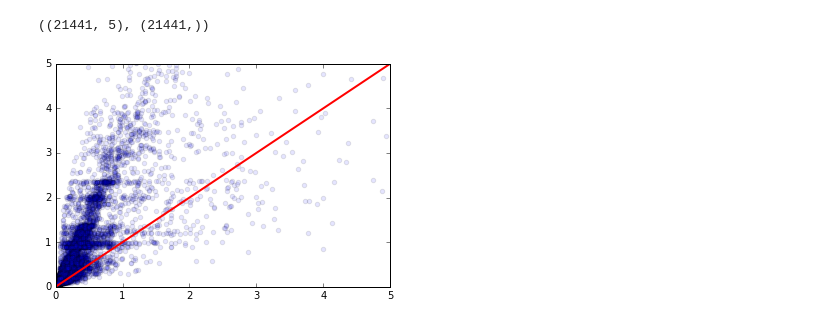
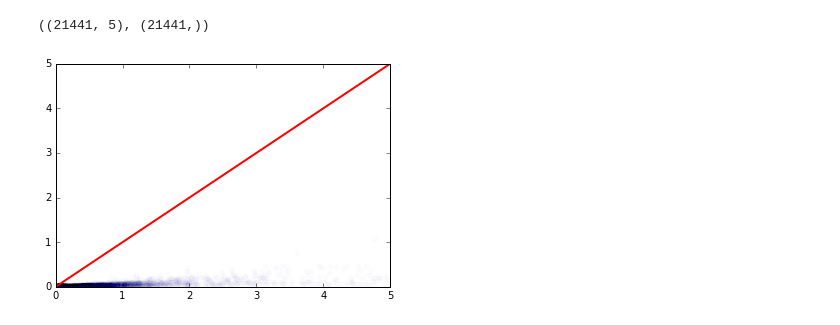
Before and after one commit to cranmer/carl-notebooks, a Jupyter notebook: reweighing-mc-data.ipynb, the cells around one changed output. Drawn from its saved outputs; the diff is of its cells as text; code cells hidden in the pictures.

Commit message:
all, map, isotonic

```diff
--- a/reweighing-mc-data.ipynb
+++ b/reweighing-mc-data.ipynb
@@ -37,12 +37,12 @@ data_to_use = ["all","max balanced"][0]
 #if you use all the data the classifier score can be very peaked
 #some classifiers can use weights (eg. the ExtraTreesRegressor)
 #and that will make the distribution less peaked.
-clf_type = ["mlp","trees","trees with weights"][2]
+clf_type = ["mlp","trees","trees with weights"][0]
 
 # the histogram and kde calibration don't work very well
 #with very peaked output score distributions,
 #but the isotonic approach does
-calibration_type = ["isotonic", "kde", "histogram"][2]
+calibration_type = ["isotonic", "kde", "histogram"][0]
 # %% [markdown]
 ### Get the data
 # %%
@@ -78,8 +78,8 @@ num2 = X1_all.shape[0]
 X_all = np.vstack((
      X0_all,
      X1_all))
-y_all = np.zeros(num1 + num2, dtype=np.int)
-y_all[num1:] = 1
+y_all = np.ones(num1 + num2, dtype=np.int)
+y_all[num1:] = 0
 
 #weight X0 or X1 so weighted samples are balanced
 training_weights=np.ones(num1+num2)
@@ -94,8 +94,8 @@ X0_s = X0_all[np.random.choice(range(X0_all.shape[0]),num2,replace=False)]
 X_s = np.vstack((
      X0_s,
      X1_all))
-y_s = np.zeros(num2 + num2, dtype=np.int)
-y_s[num2:] = 1
+y_s = np.ones(num2 + num2, dtype=np.int)
+y_s[num2:] = 0
 
 #now use the flags to decide which of the datasets to use
 X, X0, X1, y = None, None, None, None
@@ -280,9 +285,10 @@ def makeROC(predictions,targetdata):
 # %%
 # obtain data from r*p1 by resampling data from p1 using r as weights
 # fix conventions of p0 vs. p1 reweighting
-def weight_data(x0,x1,weights):
+def weight_data(x0,x1,weights, max_weight=10000.):
     x1_len = x1.shape[0]
     x0_len = x0.shape[0]
+    weights[weights>max_weight]=max_weight
 
     weights = weights / weights.sum()
     weighted_data = np.random.choice(range(x0_len), x0_len, p = weights)
@@ -304,7 +310,7 @@ y_roc = np.zeros(X0_roc.shape[0]+X1_roc.shape[0], dtype=np.int)
 y_roc[X0_roc.shape[0]:] = 1
 
 # Weighted with approximate likelihood ratios from carl
-carl_weights_roc = 1./ratio.predict(X0_roc,log=False)
+carl_weights_roc = ratio.predict(X0_roc,log=False)
 carl_weights_roc[np.isinf(carl_weights_roc)] = 0.
 roc_data_carl_weights = weight_data(X0_roc,X1_roc,carl_weights_roc)
 
@@ -317,11 +323,11 @@ X0_roc.shape, carl_weights_roc.shape
 # %% [output]
 ((21441, 5), (21441,))
 # %%
-plt.scatter(gb_weights_roc,carl_weights_roc, alpha=0.1)
+plt.scatter(gb_weights_roc,carl_weights_roc, alpha=0.01)
 max_temp=5
 plt.plot([0,max_temp],[0,max_temp], lw=2, c='r')
 plt.xlim(0,max_temp)
 plt.ylim(0,max_temp)
 plt.savefig("weight_compare_%s_%s_%s.pdf" %(data_to_use,clf_type, calibration_type))
 # %% [output]
-[figure, old version]
+[figure, new version]
```
Also changed, not shown: parts of 7 cells of this notebook, 4 other files.
